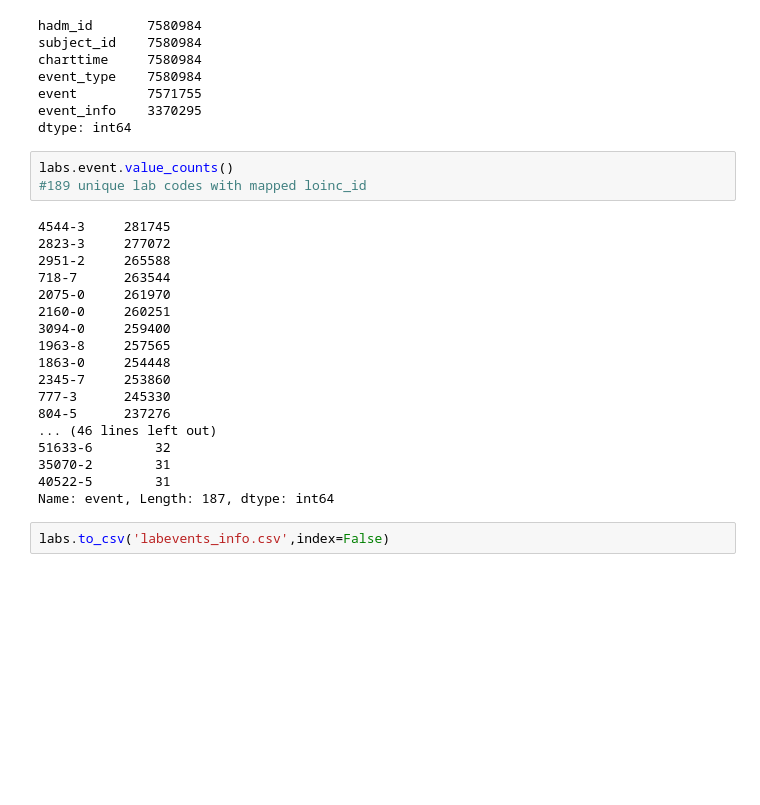
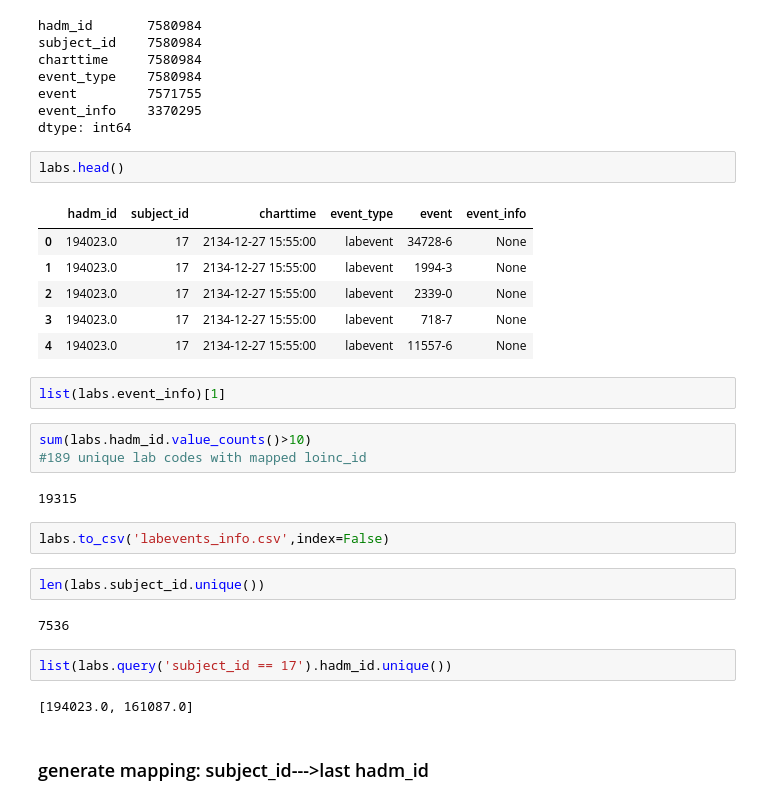
Before and after one commit to tianranzhang/set_learning, a Jupyter notebook: Preprocessing.ipynb, the cells around one changed output. Drawn from its saved outputs; the diff is of its cells as text; blank space fills up the shorter version.

```diff
--- a/Preprocessing.ipynb
+++ b/Preprocessing.ipynb
@@ -108,26 +42,31 @@ event_type    7580984
 event         7571755
 event_info    3370295
 dtype: int64
+# %%
+labs.head()
+# %% [output]
+|  | hadm_id | subject_id | charttime | event_type | event | event_info |
+| 0 | 194023.0 | 17 | 2134-12-27 15:55:00 | labevent | 34728-6 | None |
+| 1 | 194023.0 | 17 | 2134-12-27 15:55:00 | labevent | 1994-3 | None |
+| 2 | 194023.0 | 17 | 2134-12-27 15:55:00 | labevent | 2339-0 | None |
+| 3 | 194023.0 | 17 | 2134-12-27 15:55:00 | labevent | 718-7 | None |
+| 4 | 194023.0 | 17 | 2134-12-27 15:55:00 | labevent | 11557-6 | None |
+# %%
+list(labs.event_info)[1]
 # %%
-labs.event.value_counts()
+sum(labs.hadm_id.value_counts()>10)
 #189 unique lab codes with mapped loinc_id
 # %% [output]
-4544-3     281745
-2823-3     277072
-2951-2     265588
-718-7      263544
-2075-0     261970
-2160-0     260251
-3094-0     259400
-1963-8     257565
-1863-0     254448
-2345-7     253860
-777-3      245330
-804-5      237276
-... (46 lines left out)
-51633-6        32
-35070-2        31
-40522-5        31
-Name: event, Length: 187, dtype: int64
+19315
 # %%
 labs.to_csv('labevents_info.csv',index=False)
+# %%
+len(labs.subject_id.unique())
+# %% [output]
+7536
+# %%
+list(labs.query('subject_id == 17').hadm_id.unique())
+# %% [output]
+[194023.0, 161087.0]
+# %% [markdown]
+### generate mapping: subject_id--->last hadm_id
```
Also changed, not shown: parts of 75 cells of this notebook, 8 other files.
